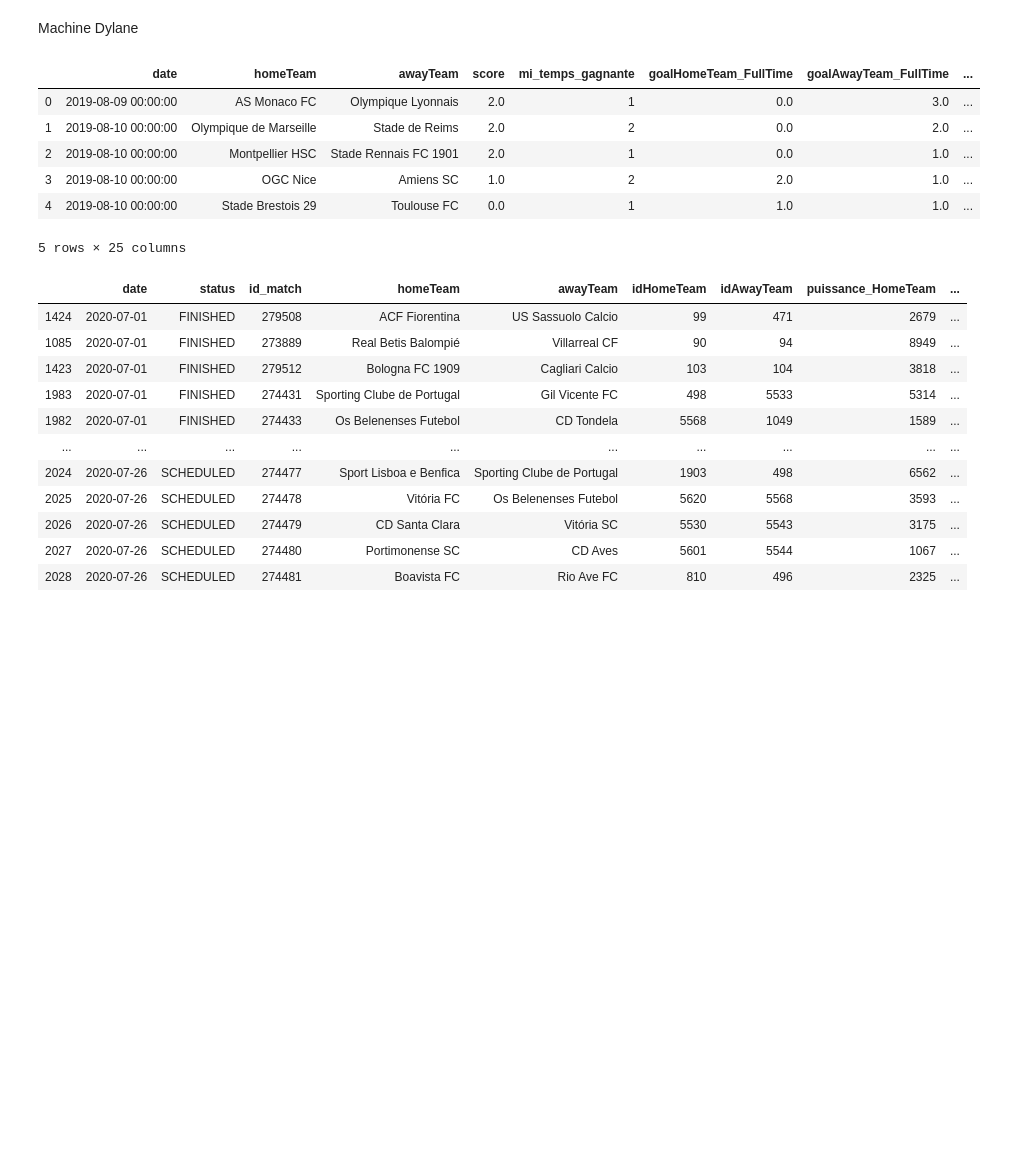
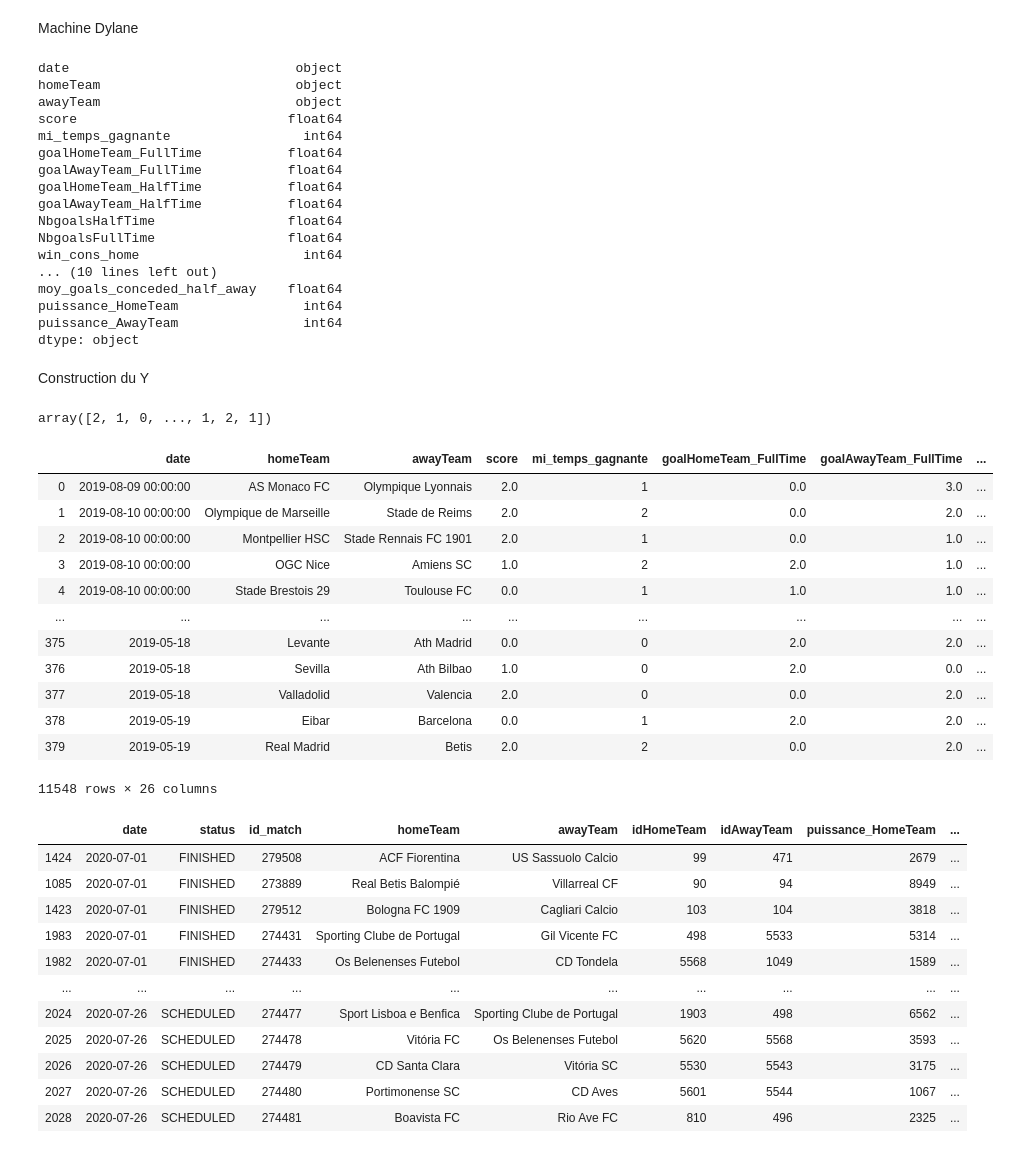
Before and after one commit to Amuthu98/projetannuel4IABD2, a Jupyter notebook: ETAPE_3/Buts_matchs.ipynb, the cells around one changed output. Cells and saved outputs as stored; diff of their text form; code cells hidden in the pictures; blank space fills up the shorter version.

```diff
--- a/ETAPE_3/Buts_matchs.ipynb
+++ b/ETAPE_3/Buts_matchs.ipynb
@@ -48,14 +48,60 @@ Machine Dylane
 # Chargement des données csv
 data= pd.read_csv(filename,sep=";",index_col=0)
 data
-# y prend le score à prédire
-y=data.mi_temps_gagnante
+# y prend le score à prédire NbgoalsFullTime
 data.head()
+data.dtypes
 # %% [output]
-|  | date | homeTeam | awayTeam | score | mi_temps_gagnante | goalHomeTeam_FullTime | goalAwayTeam_FullTime | ... |
-| 0 | 2019-08-09 00:00:00 | AS Monaco FC | Olympique Lyonnais | 2.0 | 1 | 0.0 | 3.0 | ... |
-| 1 | 2019-08-10 00:00:00 | Olympique de Marseille | Stade de Reims | 2.0 | 2 | 0.0 | 2.0 | ... |
-| 2 | 2019-08-10 00:00:00 | Montpellier HSC | Stade Rennais FC 1901 | 2.0 | 1 | 0.0 | 1.0 | ... |
-| 3 | 2019-08-10 00:00:00 | OGC Nice | Amiens SC | 1.0 | 2 | 2.0 | 1.0 | ... |
-| 4 | 2019-08-10 00:00:00 | Stade Brestois 29 | Toulouse FC | 0.0 | 1 | 1.0 | 1.0 | ... |
-5 rows × 25 columns
+date                             object
+homeTeam                         object
+awayTeam                         object
+score                           float64
+mi_temps_gagnante                 int64
+goalHomeTeam_FullTime           float64
+goalAwayTeam_FullTime           float64
+goalHomeTeam_HalfTime           float64
+goalAwayTeam_HalfTime           float64
+NbgoalsHalfTime                 float64
+NbgoalsFullTime                 float64
+win_cons_home                     int64
+... (10 lines left out)
+moy_goals_conceded_half_away    float64
+puissance_HomeTeam                int64
+puissance_AwayTeam                int64
+dtype: object
+# %% [markdown]
+Construction du Y
+# %%
+# #NbgoalsFullTime 10n23n24n
+tab =data.values
+for i in tab:
+    if i[10]>2.5:
+        i[24] = 2
+    elif i[10]>1.5:
+        i[24] = 1
+    elif i[14]>0.5:
+        i[24] = 0
+    else:
+         i[24] = 0
+a = tab[:,24]
+a.astype(int)
+# %% [output]
+array([2, 1, 0, ..., 1, 2, 1])
+# %%
+data_x = data.copy()
+data_x['buts_class'] = a.astype("int64")
+data_x
+# %% [output]
+|  | date | homeTeam | awayTeam | score | mi_temps_gagnante | goalHomeTeam_FullTime | goalAwayTeam_FullTime | ... |
+| 0 | 2019-08-09 00:00:00 | AS Monaco FC | Olympique Lyonnais | 2.0 | 1 | 0.0 | 3.0 | ... |
+| 1 | 2019-08-10 00:00:00 | Olympique de Marseille | Stade de Reims | 2.0 | 2 | 0.0 | 2.0 | ... |
+| 2 | 2019-08-10 00:00:00 | Montpellier HSC | Stade Rennais FC 1901 | 2.0 | 1 | 0.0 | 1.0 | ... |
+| 3 | 2019-08-10 00:00:00 | OGC Nice | Amiens SC | 1.0 | 2 | 2.0 | 1.0 | ... |
+| 4 | 2019-08-10 00:00:00 | Stade Brestois 29 | Toulouse FC | 0.0 | 1 | 1.0 | 1.0 | ... |
+| ... | ... | ... | ... | ... | ... | ... | ... | ... |
+| 375 | 2019-05-18 | Levante | Ath Madrid | 0.0 | 0 | 2.0 | 2.0 | ... |
+| 376 | 2019-05-18 | Sevilla | Ath Bilbao | 1.0 | 0 | 2.0 | 0.0 | ... |
+| 377 | 2019-05-18 | Valladolid | Valencia | 2.0 | 0 | 0.0 | 2.0 | ... |
+| 378 | 2019-05-19 | Eibar | Barcelona | 0.0 | 1 | 2.0 | 2.0 | ... |
+| 379 | 2019-05-19 | Real Madrid | Betis | 2.0 | 2 | 0.0 | 2.0 | ... |
+11548 rows × 26 columns
```
Also changed, not shown: parts of 12 cells of this notebook, 5 other files.
